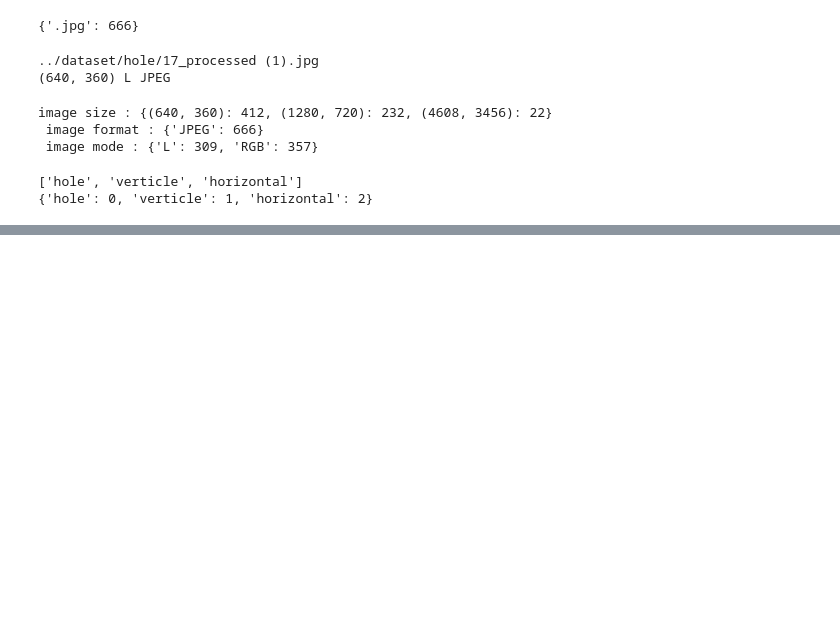
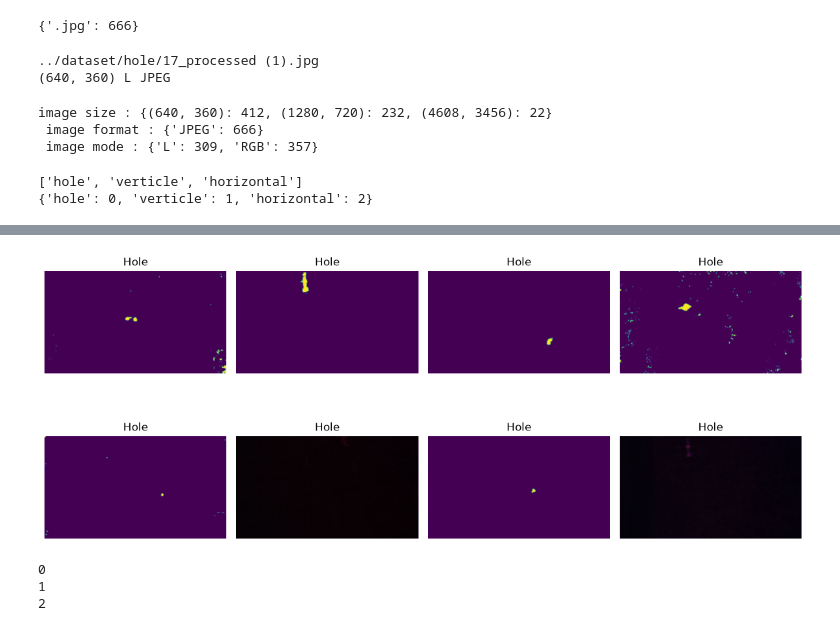
Before and after one commit to MOMINURKHAN/Fabric-Defect-Detection, a Jupyter notebook: notebooks/01_dataset_audit.ipynb, the cells around one changed output, grey strips where cells are left out. Cells and saved outputs as stored; diff of their text form; code cells hidden in the pictures; blank space fills up the shorter version.

```diff
--- a/notebooks/01_dataset_audit.ipynb
+++ b/notebooks/01_dataset_audit.ipynb
@@ -99,0 +179,23 @@ print(class_to_idx)
+# %%
+plt.figure(figsize=(12, 6))
+for i,(image_path,label) in enumerate(samples[:8],start=1):
+    plt.subplot(2,4,i)
+    with Image.open(image_path) as image:
+        plt.imshow(image)
+    for class_name in class_to_idx:
+        if label == class_to_idx[class_name]:
+            name = class_name
+
+    plt.title(name.capitalize())
+    plt.axis("off")
+plt.tight_layout()
+plt.show()
+# %% [output]
+[figure, added]
+# %%
+for index in class_to_idx:
+    print(class_to_idx[index])
+# %% [output]
+0
+1
+2
```
Also changed, not shown: parts of 6 cells of this notebook.
